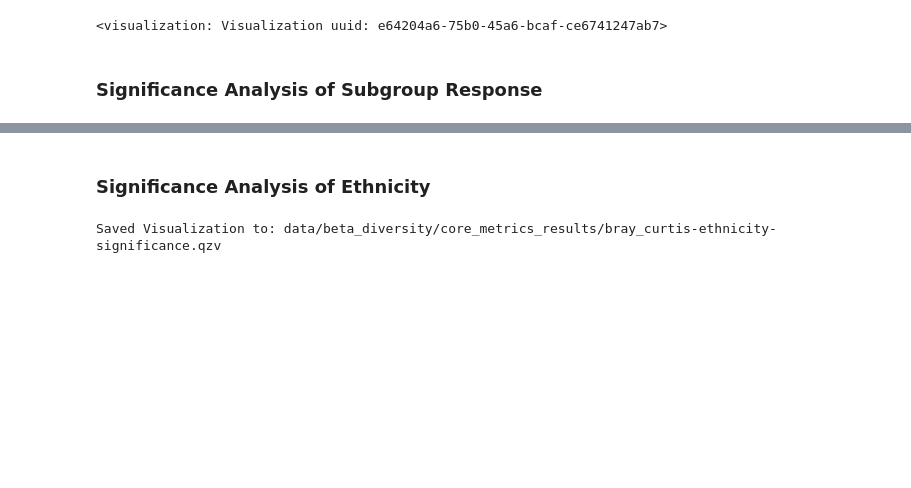
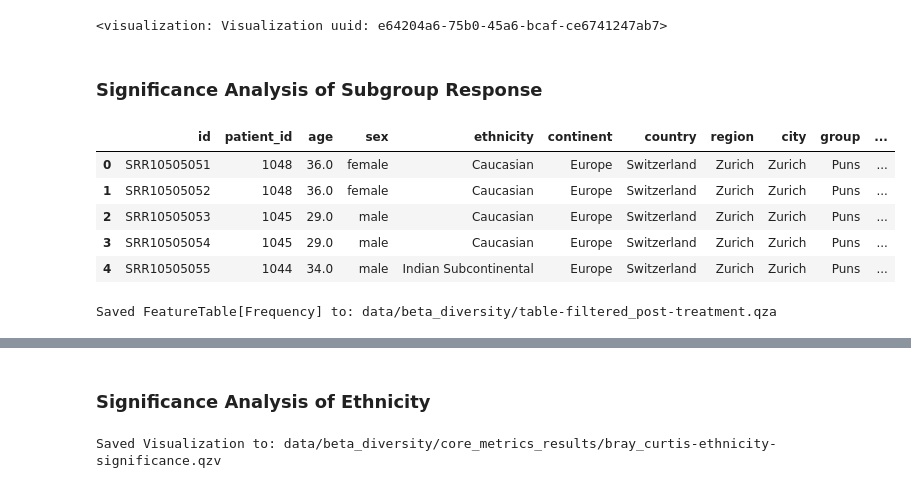
Before and after one commit to marie3003/pundemic, a Jupyter notebook: w6_beta_diversity.ipynb, the cells around one changed output, grey strips where cells are left out. Saved outputs shown, nothing was run; the diff lists cells and outputs as text; code cells hidden in the pictures; blank space fills up the shorter version.

Commit message:
only look at post treatment samples for subgroup response

```diff
--- a/w6_beta_diversity.ipynb
+++ b/w6_beta_diversity.ipynb
@@ -105,3 +105,24 @@ Visualization.load(f"{data_dir_div}/core_metrics_results/jaccard-sex-significanc
 <visualization: Visualization uuid: e64204a6-75b0-45a6-bcaf-ce6741247ab7>
 # %% [markdown]
 ### Significance Analysis of Subgroup Response
+# %%
+metadata = pd.read_csv(f"{data_dir}/pundemic_metadata_subgroup_response_all.tsv", sep='\t')
+metadata_pt = metadata[metadata.time_point == "post-treatment"]
+metadata_pt.to_csv(f'{data_dir}/pundemic_metadata_subgroup_response_pt.tsv', sep='\t', index=False)
+# %%
+metadata.head()
+# %% [output]
+|  | id | patient_id | age | sex | ethnicity | continent | country | region | city | group | ... |
+| 0 | SRR10505051 | 1048 | 36.0 | female | Caucasian | Europe | Switzerland | Zurich | Zurich | Puns | ... |
+| 1 | SRR10505052 | 1048 | 36.0 | female | Caucasian | Europe | Switzerland | Zurich | Zurich | Puns | ... |
+| 2 | SRR10505053 | 1045 | 29.0 | male | Caucasian | Europe | Switzerland | Zurich | Zurich | Puns | ... |
+| 3 | SRR10505054 | 1045 | 29.0 | male | Caucasian | Europe | Switzerland | Zurich | Zurich | Puns | ... |
+| 4 | SRR10505055 | 1044 | 34.0 | male | Indian Subcontinental | Europe | Switzerland | Zurich | Zurich | Puns | ... |
+# %%
+! qiime feature-table filter-samples \
+    --i-table $data_dir/closed_reference_cluster/table-filtered.qza \
+    --m-metadata-file $data_dir/pundemic_metadata_subgroup_response_all.tsv \
+    --p-where "[time_point]='post-treatment'" \
+    --o-filtered-table $data_dir_div/table-filtered_post-treatment.qza
+# %% [output]
+Saved FeatureTable[Frequency] to: data/beta_diversity/table-filtered_post-treatment.qza
```
Also changed, not shown: parts of 8 cells of this notebook, 14 other files.
